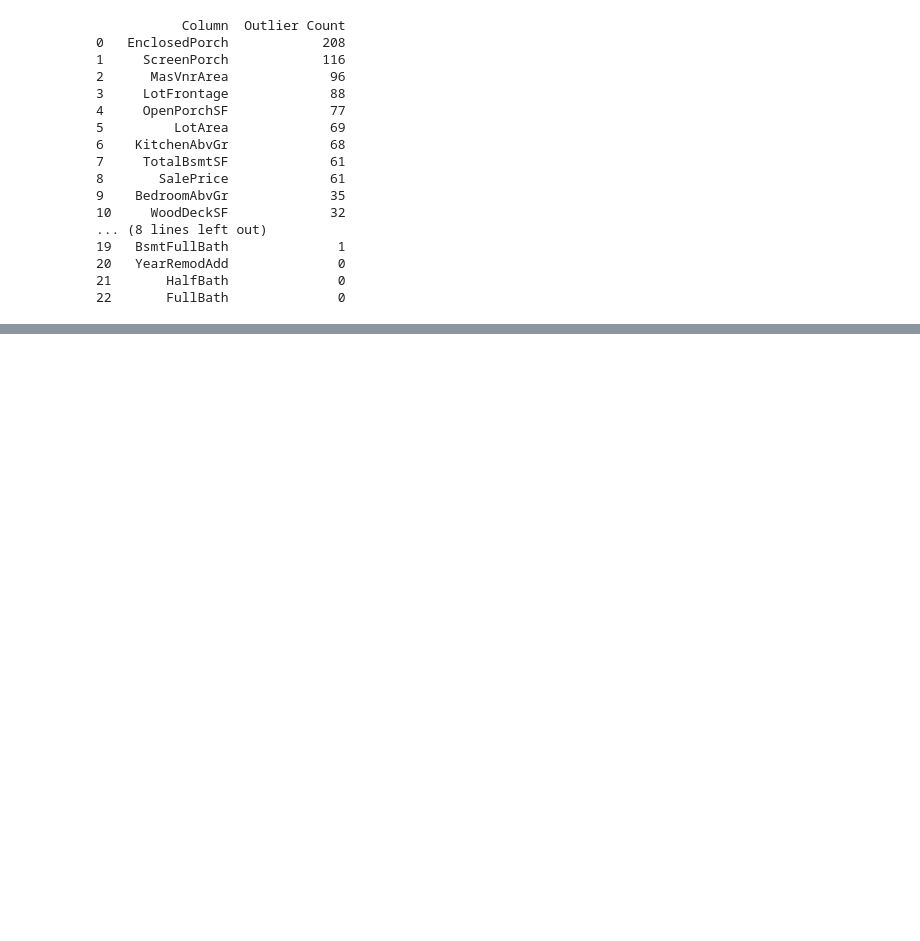
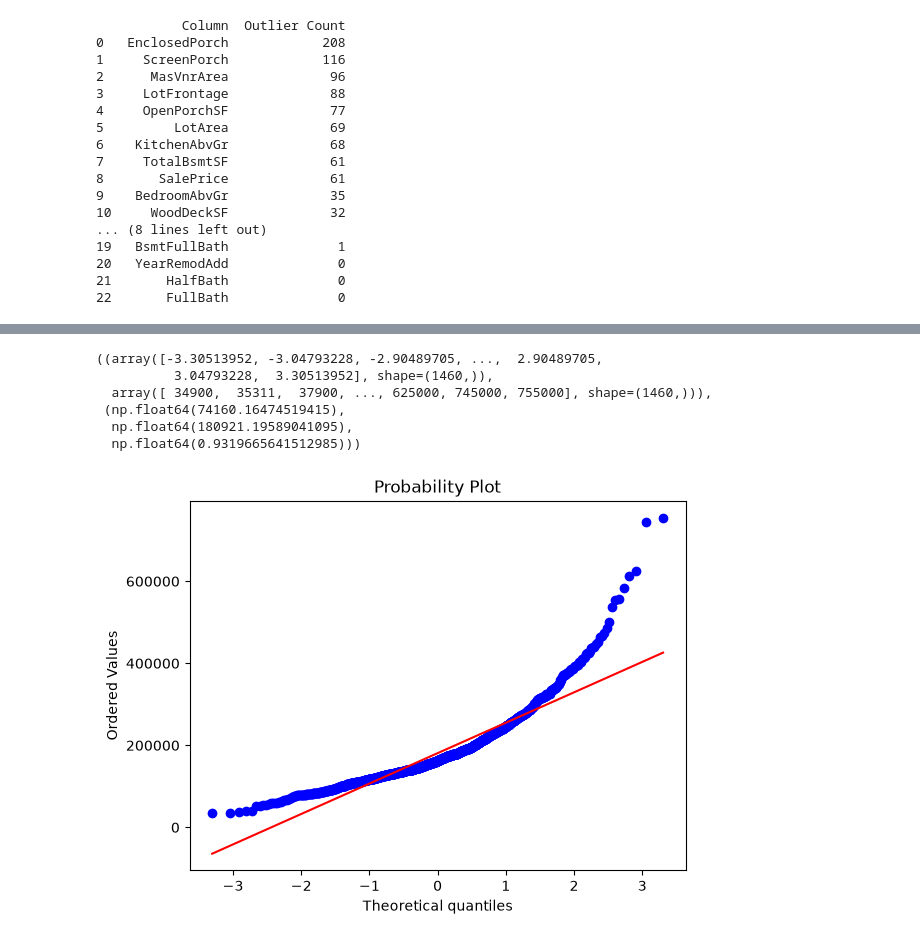
Before and after one commit to sahilsaeidkhan/just_Practice, a Jupyter notebook: house_prediction.ipynb, the cells around one changed output, grey strips where cells are left out. Saved outputs shown, nothing was run; the diff lists cells and outputs as text; code cells hidden in the pictures; blank space fills up the shorter version.

```diff
--- a/house_prediction.ipynb
+++ b/house_prediction.ipynb
@@ -932,0 +1001,12 @@ print(outlier_summary)
+# %%
+import scipy.stats as stats
+stats.probplot(df['SalePrice'],dist = "norm" , plot = plt)
+plt.show()
+# %% [output]
+((array([-3.30513952, -3.04793228, -2.90489705, ...,  2.90489705,
+          3.04793228,  3.30513952], shape=(1460,)),
+  array([ 34900,  35311,  37900, ..., 625000, 745000, 755000], shape=(1460,))),
+ (np.float64(74160.16474519415),
+  np.float64(180921.19589041095),
+  np.float64(0.9319665641512985)))
+[figure, added]
```
Also changed, not shown: parts of 3 cells of this notebook.
